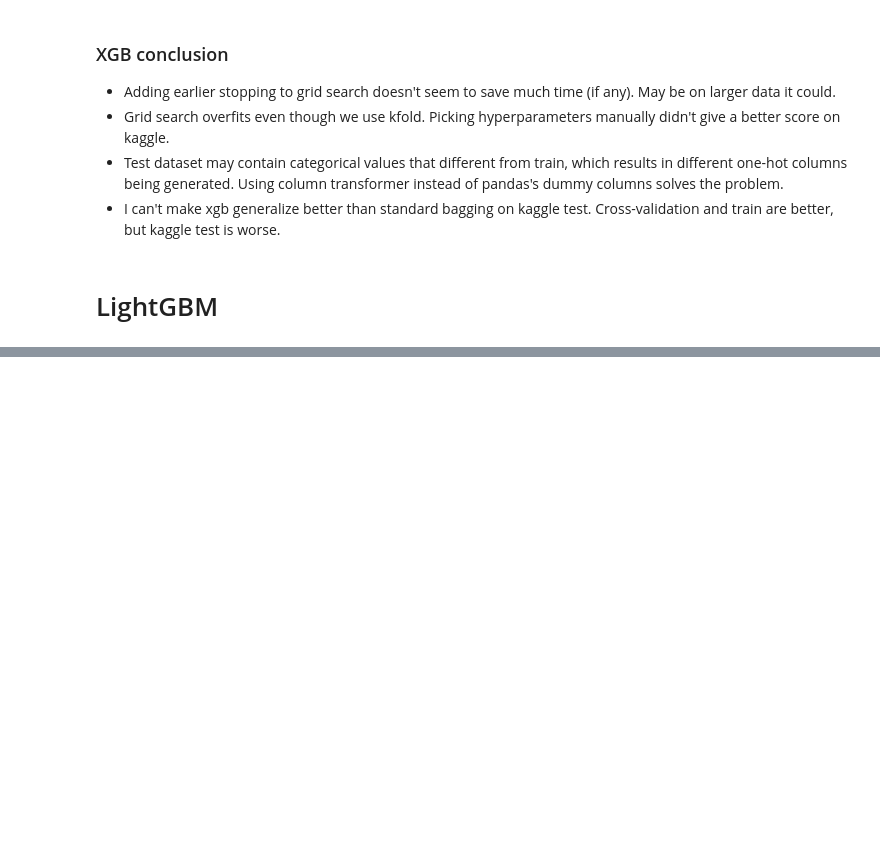
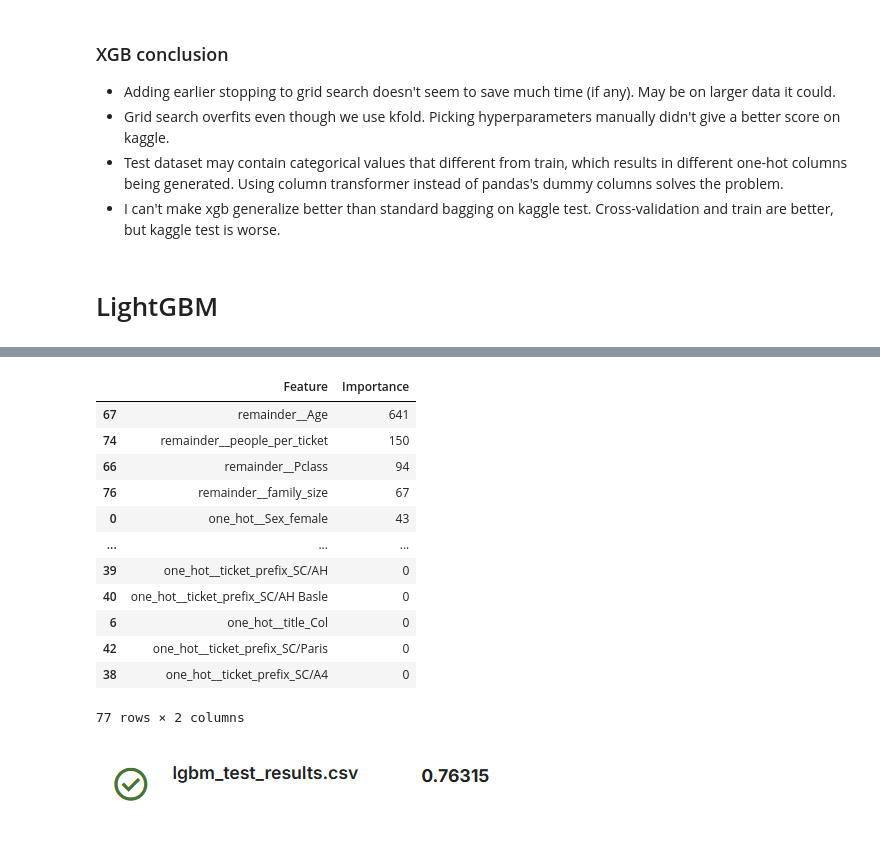
Before and after one commit to VladGnatiuk/projector_ml6, a Jupyter notebook: _vg/homeworks/homework 06. Prjctr HW8. Boosting.v2.ipynb, the cells around one changed output, grey strips where cells are left out. Drawn from its saved outputs; the diff is of its cells as text; code cells hidden in the pictures; blank space fills up the shorter version.

Commit message:
lgbm

```diff
--- a/_vg/homeworks/homework 06. Prjctr HW8. Boosting.v2.ipynb
+++ b/_vg/homeworks/homework 06. Prjctr HW8. Boosting.v2.ipynb
@@ -156,7 +156,7 @@ pipeline_xgb_2 = Pipeline(steps=[
 %%time
 
 param_grid_xgb_2 = {
-    'classifier__n_estimators': [5, 10],
+    'classifier__n_estimators': [5, 10, 100],
     #'classifier__learning_rate': [0.1, 0.5, 1],
     'classifier__max_depth': [5, 10,],
     'classifier__alpha': [0, 0.1, 1],
@@ -195,7 +195,7 @@ pipeline_xgb_1 = Pipeline(steps=[
 ])
 
 param_grid_xgb_1 = {
-    'classifier__n_estimators': [5, 10],
+    'classifier__n_estimators': [5, 10, 100],
     #'classifier__learning_rate': [0.1, 0.5, 1],
     'classifier__max_depth': [5, 10,],
     'classifier__alpha': [0, 0.1, 1],
@@ -346,0 +325,26 @@ xgb_test_results3['Survived'].to_csv('xgb_test_results_manual.csv', index=True)
+# %%
+pipeline_lgbm_1 = Pipeline(steps=[
+    ('preprocessor', preprocessor),
+    ('classifier', lgb.LGBMClassifier(random_state=0, n_jobs=-1))
+])
+
+param_grid_lgbm_1 = {
+    'classifier__objective': ['binary'],
+    'classifier__boosting_type': ['gbdt'],
+    'classifier__n_estimators': [50, 100],
+    'classifier__max_depth': [-1],
+    'classifier__num_leaves': [30, 50],
+    'classifier__reg_alpha': [0, 0.1, 0.5],
+    'classifier__reg_lambda': [0, 0.1, 0.5],
+    # 'classifier_min_split_gain': [0, 0.002, 0.01],
+    'classifier__subsample': [0.5, 0.8],
+    'classifier__colsample_bytree': [0.7, 0.9],
+    'classifier__min_child_weight': [0, 0.0005],
+}
+
+grid_search_lgbm_1 = GridSearchCV(pipeline_lgbm_1, param_grid_lgbm_1, cv=cv, scoring=scoring, n_jobs=-1, verbose=2)
+grid_search_lgbm_1.fit(train_X, train_y)
+
+print('Best_params', grid_search_lgbm_1.best_params_)
+print(f'F1 score on cross-validation: {grid_search_lgbm_1.best_score_}')
+print(f'F1 score on all train data: {f1_score(grid_search_lgbm_1.predict(train_X), train_y)}')
@@ -346,0 +369,21 @@ xgb_test_results3['Survived'].to_csv('xgb_test_results_manual.csv', index=True)
+# %%
+steps = grid_search_lgbm_1.best_estimator_.named_steps
+features = steps['preprocessor'].get_feature_names_out().tolist()
+
+data = list(zip(features, steps['classifier'].feature_importances_))
+df_importances = pd.DataFrame(data, columns=['Feature', 'Importance']).sort_values(by='Importance', ascending=False)
+df_importances
+# %% [output]
+|  | Feature | Importance |
+| 67 | remainder__Age | 641 |
+| 74 | remainder__people_per_ticket | 150 |
+| 66 | remainder__Pclass | 94 |
+| 76 | remainder__family_size | 67 |
+| 0 | one_hot__Sex_female | 43 |
+| ... | ... | ... |
+| 39 | one_hot__ticket_prefix_SC/AH | 0 |
+| 40 | one_hot__ticket_prefix_SC/AH Basle | 0 |
+| 6 | one_hot__title_Col | 0 |
+| 42 | one_hot__ticket_prefix_SC/Paris | 0 |
+| 38 | one_hot__ticket_prefix_SC/A4 | 0 |
+77 rows × 2 columns
@@ -346,0 +394,2 @@ xgb_test_results3['Survived'].to_csv('xgb_test_results_manual.csv', index=True)
+# %% [markdown]
+![image.png](attachment:image.png)
```
Also changed, not shown: parts of 13 cells of this notebook, 1 other file.
